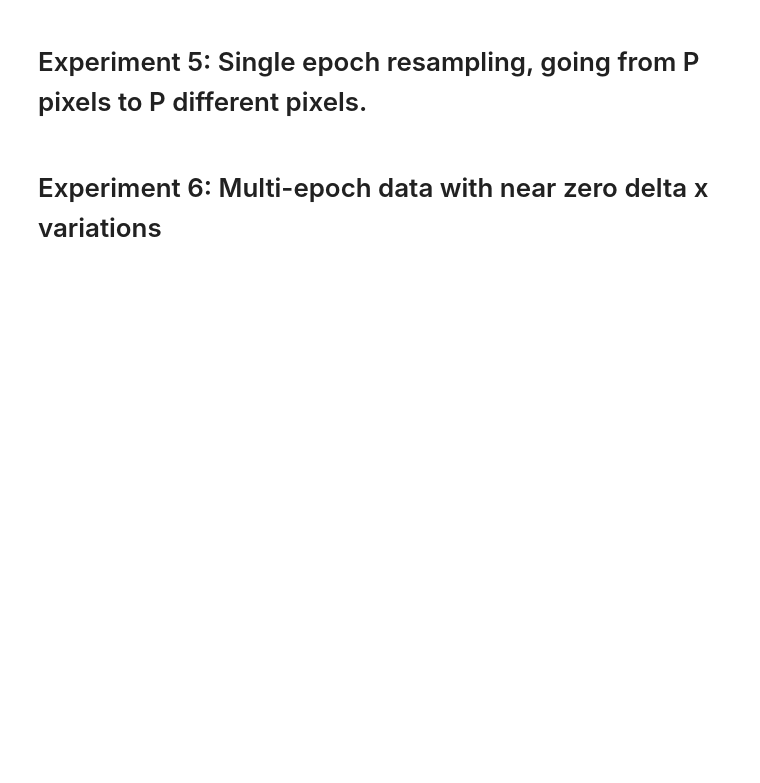
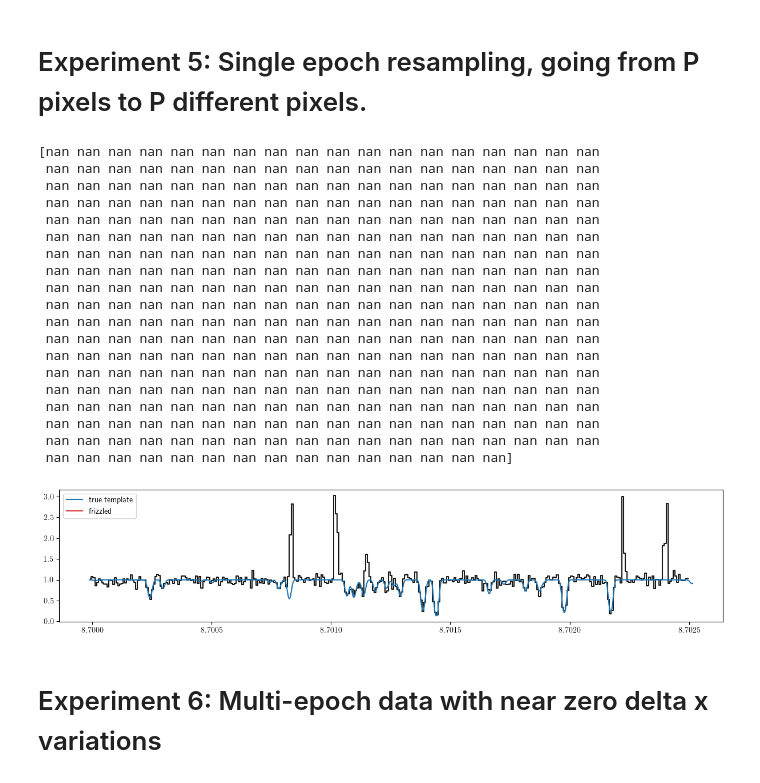
Before and after one commit to davidwhogg/NoDataInterpolation, a Jupyter notebook: notebooks/experiments.ipynb, the cells around one changed output. Drawn from its saved outputs; the diff is of its cells as text; code cells hidden in the pictures; blank space fills up the shorter version.

```diff
--- a/notebooks/experiments.ipynb
+++ b/notebooks/experiments.ipynb
@@ -415,26 +442,47 @@ ax.legend()
 # %%
 # oversampled
 xs, ys, y_ivars, bs, Delta_xs, line_args = make_one_dataset(
     dx=dx_os,
     snr=snr_os,
     N=1,
     random_seed=17,
     profile_type="gaussian",
     Delta_xs=np.array([0.5 * dx_os]),
     badfrac=0.01,
     **dataset_kwds
 )
 
 ystar, ivar_star, *_, meta = frizzle(xs, xs - Delta_xs[0], ys, y_ivars, ~bs.astype(bool))
-
 finexs = np.arange(x_min - 1. / R, x_max + 1. / R, 1. / (5. * R))
 
 fig, ax = plt.subplots(figsize=(15, 3))
 ax.step(xs - Delta_xs[0], ys[0], color="k", where="mid", alpha=0.9)
 ax.plot(finexs, true_spectrum(finexs, 0., *line_args), "tab:blue", label="true template")
-ax.fill_between(xstar, ystar - ivar_star**-0.5, ystar + ivar_star**-0.5, color="k", alpha=0.5, ec="none")
-ax.step(xstar, ystar, color="tab:red", where="mid", alpha=0.9, label="frizzled")
+ax.fill_between(xs, ystar - ivar_star**-0.5, ystar + ivar_star**-0.5, color="k", alpha=0.5, ec="none")
+ax.step(xs, ystar, color="tab:red", where="mid", alpha=0.9, label="frizzled")
 ax.legend()
+print(ystar)
+# %% [output]
+[nan nan nan nan nan nan nan nan nan nan nan nan nan nan nan nan nan nan
+ nan nan nan nan nan nan nan nan nan nan nan nan nan nan nan nan nan nan
+ nan nan nan nan nan nan nan nan nan nan nan nan nan nan nan nan nan nan
+ nan nan nan nan nan nan nan nan nan nan nan nan nan nan nan nan nan nan
+ nan nan nan nan nan nan nan nan nan nan nan nan nan nan nan nan nan nan
+ nan nan nan nan nan nan nan nan nan nan nan nan nan nan nan nan nan nan
+ nan nan nan nan nan nan nan nan nan nan nan nan nan nan nan nan nan nan
+ nan nan nan nan nan nan nan nan nan nan nan nan nan nan nan nan nan nan
+ nan nan nan nan nan nan nan nan nan nan nan nan nan nan nan nan nan nan
+ nan nan nan nan nan nan nan nan nan nan nan nan nan nan nan nan nan nan
+ nan nan nan nan nan nan nan nan nan nan nan nan nan nan nan nan nan nan
+ nan nan nan nan nan nan nan nan nan nan nan nan nan nan nan nan nan nan
+ nan nan nan nan nan nan nan nan nan nan nan nan nan nan nan nan nan nan
+ nan nan nan nan nan nan nan nan nan nan nan nan nan nan nan nan nan nan
+ nan nan nan nan nan nan nan nan nan nan nan nan nan nan nan nan nan nan
+ nan nan nan nan nan nan nan nan nan nan nan nan nan nan nan nan nan nan
+ nan nan nan nan nan nan nan nan nan nan nan nan nan nan nan nan nan nan
+ nan nan nan nan nan nan nan nan nan nan nan nan nan nan nan nan nan nan
+ nan nan nan nan nan nan nan nan nan nan nan nan nan nan nan]
+[figure, added]
 # %% [markdown]
 # Experiment 6: Multi-epoch data with near zero delta x variations
 # %%
```
Also changed, not shown: parts of 13 cells of this notebook, 3 other files.
